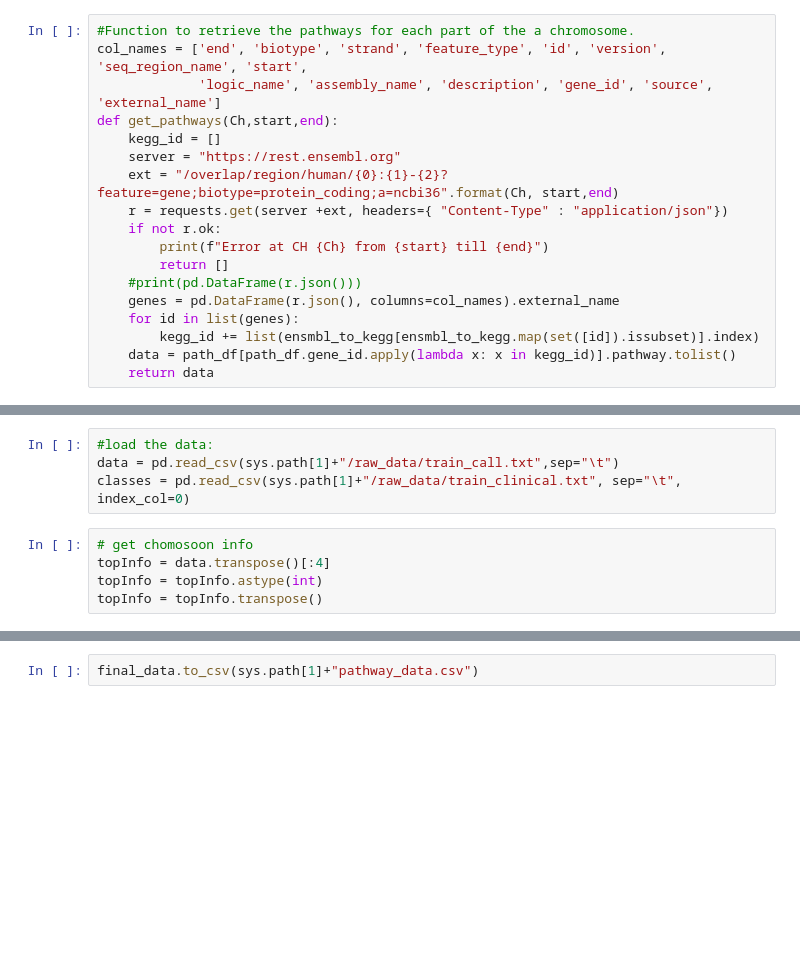
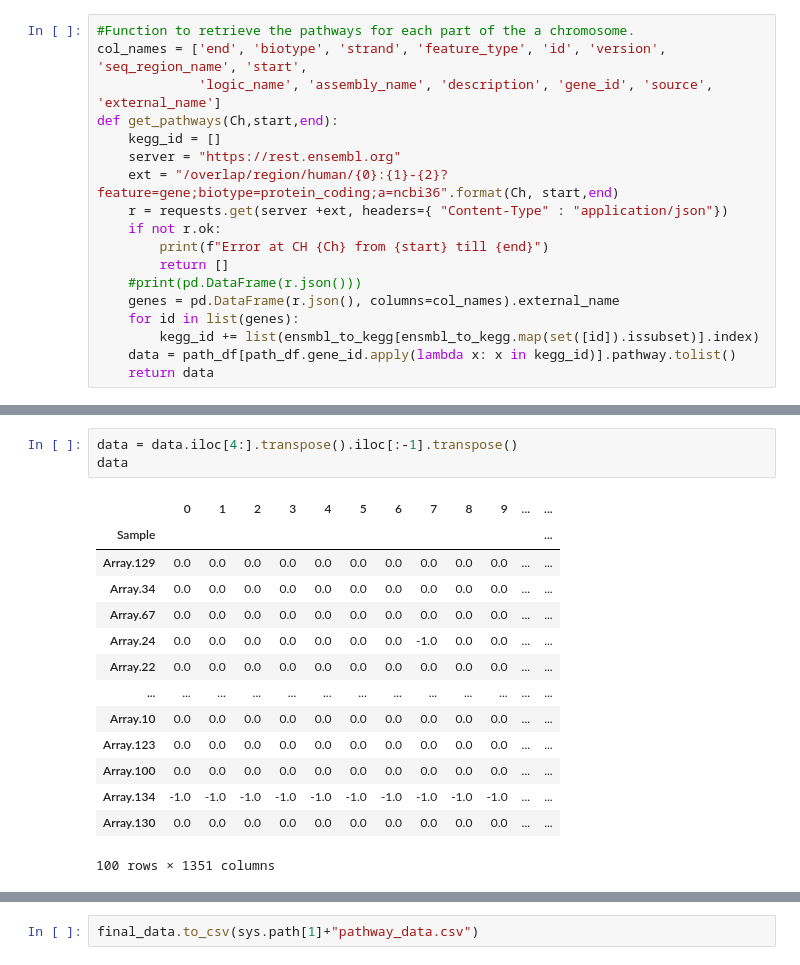
Before and after one commit to pbrizzolari/CATS, a Jupyter notebook: Nils/Preprocces.ipynb, the cells around one changed output, grey strips where cells are left out. Cells and saved outputs as stored; diff of their text form; blank space fills up the shorter version.

```diff
--- a/Nils/Preprocces.ipynb
+++ b/Nils/Preprocces.ipynb
@@ -51,10 +116,19 @@ def get_pathways(Ch,start,end):
-# %%
-#load the data:
-data = pd.read_csv(sys.path[1]+"/raw_data/train_call.txt",sep="\t")
-classes = pd.read_csv(sys.path[1]+"/raw_data/train_clinical.txt", sep="\t", index_col=0)
-# %%
-# get chomosoon info
-topInfo = data.transpose()[:4]
-topInfo = topInfo.astype(int)
-topInfo = topInfo.transpose()
+# %%
+data = data.iloc[4:].transpose().iloc[:-1].transpose()
+data
+# %% [output]
+|  | 0 | 1 | 2 | 3 | 4 | 5 | 6 | 7 | 8 | 9 | ... | ... |
+| Sample |  |  |  |  |  |  |  |  |  |  |  | ... |
+| Array.129 | 0.0 | 0.0 | 0.0 | 0.0 | 0.0 | 0.0 | 0.0 | 0.0 | 0.0 | 0.0 | ... | ... |
+| Array.34 | 0.0 | 0.0 | 0.0 | 0.0 | 0.0 | 0.0 | 0.0 | 0.0 | 0.0 | 0.0 | ... | ... |
+| Array.67 | 0.0 | 0.0 | 0.0 | 0.0 | 0.0 | 0.0 | 0.0 | 0.0 | 0.0 | 0.0 | ... | ... |
+| Array.24 | 0.0 | 0.0 | 0.0 | 0.0 | 0.0 | 0.0 | 0.0 | -1.0 | 0.0 | 0.0 | ... | ... |
+| Array.22 | 0.0 | 0.0 | 0.0 | 0.0 | 0.0 | 0.0 | 0.0 | 0.0 | 0.0 | 0.0 | ... | ... |
+| ... | ... | ... | ... | ... | ... | ... | ... | ... | ... | ... | ... | ... |
+| Array.10 | 0.0 | 0.0 | 0.0 | 0.0 | 0.0 | 0.0 | 0.0 | 0.0 | 0.0 | 0.0 | ... | ... |
+| Array.123 | 0.0 | 0.0 | 0.0 | 0.0 | 0.0 | 0.0 | 0.0 | 0.0 | 0.0 | 0.0 | ... | ... |
+| Array.100 | 0.0 | 0.0 | 0.0 | 0.0 | 0.0 | 0.0 | 0.0 | 0.0 | 0.0 | 0.0 | ... | ... |
+| Array.134 | -1.0 | -1.0 | -1.0 | -1.0 | -1.0 | -1.0 | -1.0 | -1.0 | -1.0 | -1.0 | ... | ... |
+| Array.130 | 0.0 | 0.0 | 0.0 | 0.0 | 0.0 | 0.0 | 0.0 | 0.0 | 0.0 | 0.0 | ... | ... |
+100 rows × 1351 columns
 # %%
```
Also changed, not shown: parts of 9 cells of this notebook, 1 other file.
